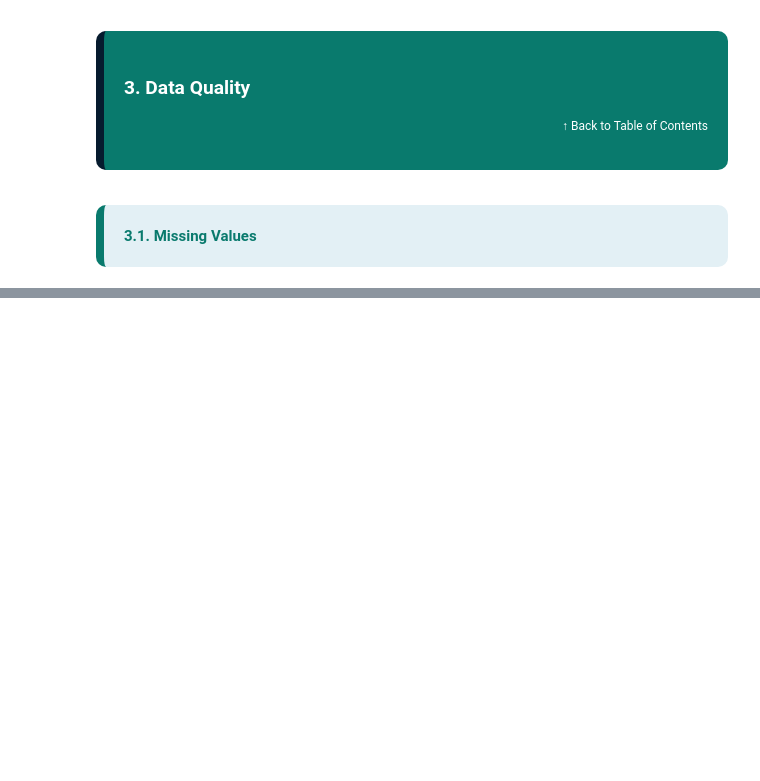
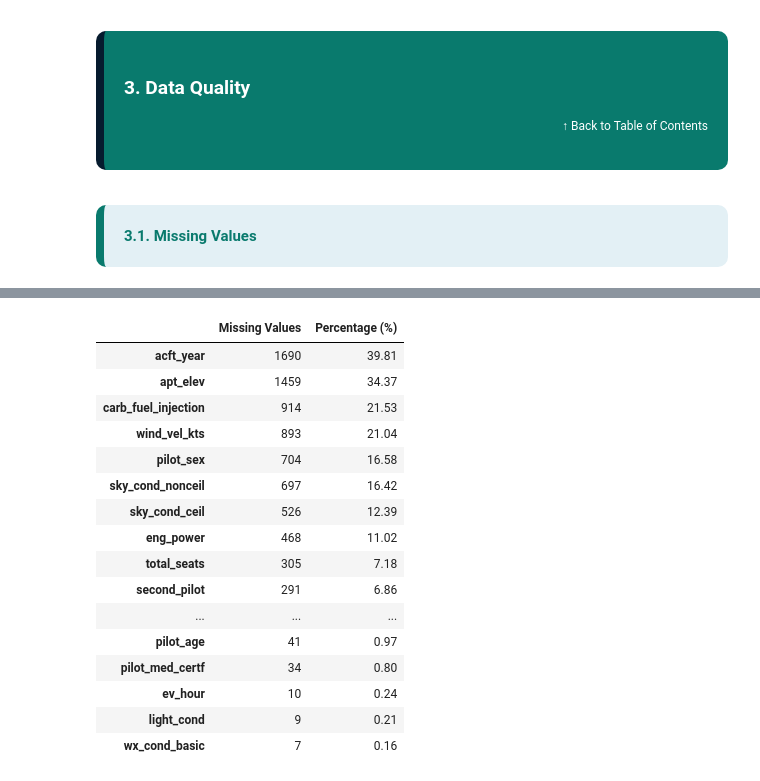
Before and after one commit to martim-dot/ML_Project, a Jupyter notebook: primeiraparte.ipynb, the cells around one changed output, grey strips where cells are left out. Cells and saved outputs as stored; diff of their text form; code cells hidden in the pictures; blank space fills up the shorter version.

```diff
--- a/primeiraparte.ipynb
+++ b/primeiraparte.ipynb
@@ -468,0 +525,28 @@ This means our classes are imbalanced, and we need to take that into account whe
+# %%
+missing_count_pred = predict.isnull().sum()
+missing_percent_pred = (predict.isnull().sum() / len(predict)) * 100
+
+missing_summary_pred = pd.DataFrame({
+    'Missing Values': missing_count_pred,
+    'Percentage (%)': missing_percent_pred.round(2)
+})
+
+missing_summary_pred[missing_summary_pred['Missing Values'] > 0].sort_values('Percentage (%)', ascending=False)
+# %% [output]
+|  | Missing Values | Percentage (%) |
+| acft_year | 1690 | 39.81 |
+| apt_elev | 1459 | 34.37 |
+| carb_fuel_injection | 914 | 21.53 |
+| wind_vel_kts | 893 | 21.04 |
+| pilot_sex | 704 | 16.58 |
+| sky_cond_nonceil | 697 | 16.42 |
+| sky_cond_ceil | 526 | 12.39 |
+| eng_power | 468 | 11.02 |
+| total_seats | 305 | 7.18 |
+| second_pilot | 291 | 6.86 |
+| ... | ... | ... |
+| pilot_age | 41 | 0.97 |
+| pilot_med_certf | 34 | 0.80 |
+| ev_hour | 10 | 0.24 |
+| light_cond | 9 | 0.21 |
+| wx_cond_basic | 7 | 0.16 |
```
Also changed, not shown: parts of 4 cells of this notebook.
